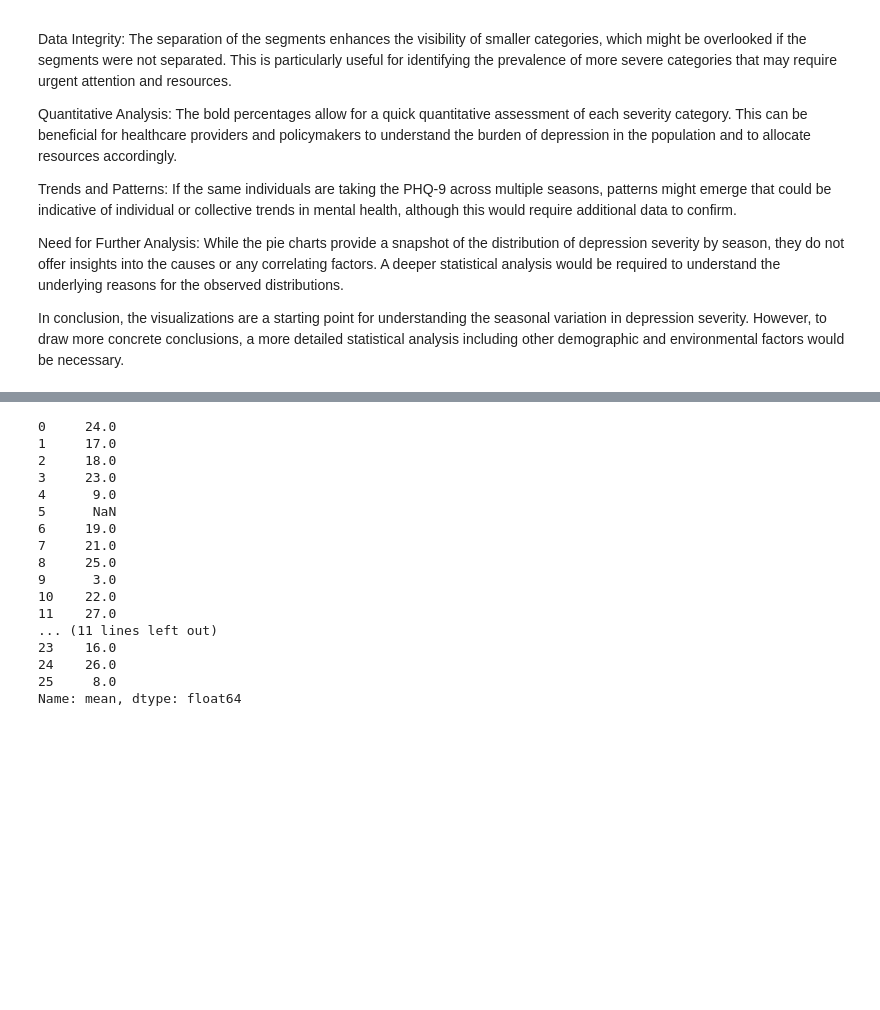
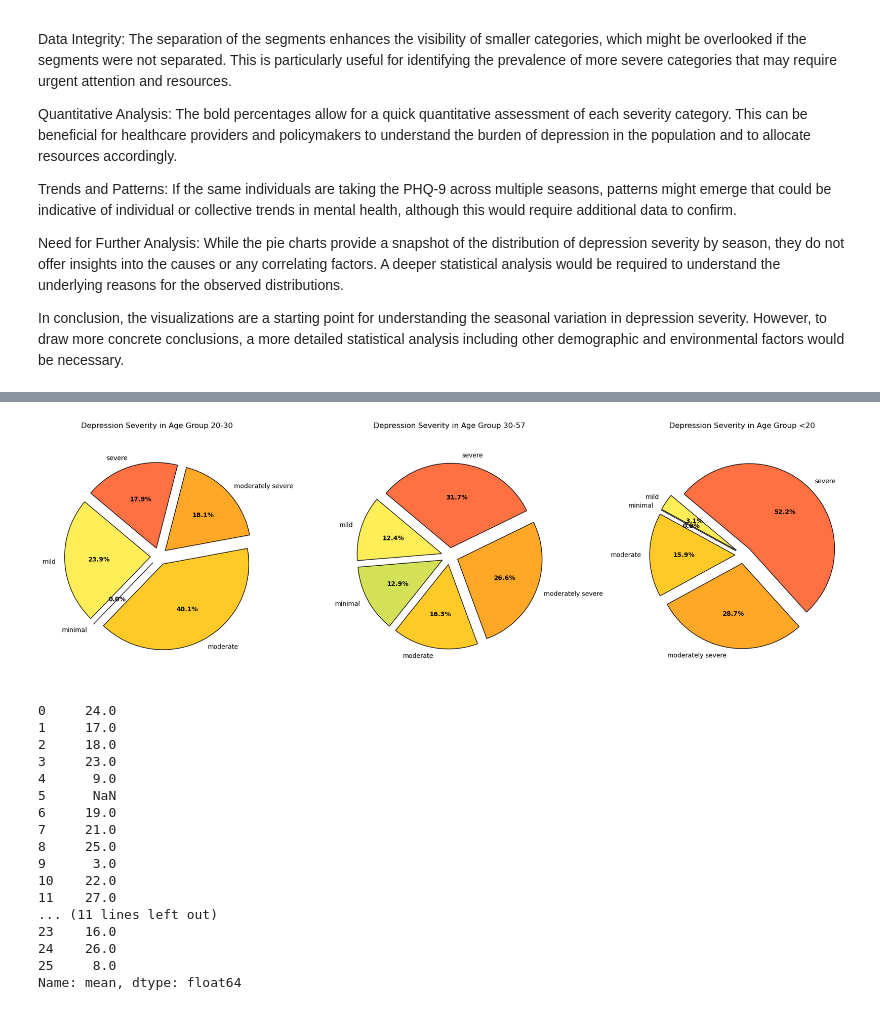
Before and after one commit to meera-patel01/PHQ-9-ANALYSIS, a Jupyter notebook: PHQ-9 ANALYSIS.ipynb, the cells around one changed output, grey strips where cells are left out. Cells and saved outputs as stored; diff of their text form; code cells hidden in the pictures; blank space fills up the shorter version.

```diff
--- a/PHQ-9 ANALYSIS.ipynb
+++ b/PHQ-9 ANALYSIS.ipynb
@@ -393,3 +435,72 @@ In conclusion, the visualizations are a starting point for understanding the sea
+# %%
+# Define the function to determine depression severity based on the total score
+def determine_severity(score):
+    if score <= 4:
+        return 'minimal'
+    elif score <= 9:
+        return 'mild'
+    elif score <= 14:
+        return 'moderate'
+    elif score <= 19:
+        return 'moderately severe'
+    else:
+        return 'severe'
+
+# Define the function for age group classification
+def age_group(age):
+    if age < 20:
+        return '<20'
+    elif 20 <= age <= 30:
+        return '20-30'
+    else:
+        return '30-57'
+
+# Assuming the total score is the sum of columns from 'phq1' to 'phq9'
+score_columns = ['phq1', 'phq2', 'phq3', 'phq4', 'phq5', 'phq6', 'phq7', 'phq8', 'phq9']
+total_scores_df['total.score'] = total_scores_df[score_columns].sum(axis=1)
+
+# Apply the functions to create the new columns
+total_scores_df['depression.severity'] = total_scores_df['total.score'].apply(determine_severity)
+total_scores_df['age_group'] = total_scores_df['age'].apply(age_group)
+
+# Group by the age groups and depression severity and count the occurrences
+age_severity_counts = total_scores_df.groupby(['age_group', 'depression.severity']).size().unstack(fill_value=0)
+
+# Define the colors for each severity level
+severity_colors = {
+    'minimal': '#d4e157',
+    'mild': '#ffee58',
+    'moderate': '#ffca28',
+    'moderately severe': '#ffa726',
+    'severe': '#ff7043'
+}
+
+# Create subplots for the pie charts
+fig, axes = plt.subplots(1, 3, figsize=(18, 6))
+
+# Loop over each age group and create a pie chart
+for i, age_group in enumerate(age_severity_counts.index):
+    ax = axes[i]
+    counts = age_severity_counts.loc[age_group]
+    colors = [severity_colors[severity] for severity in counts.index]
+    explode = [0.1] * len(counts)  # explode all slices for emphasis
+    wedges, texts, autotexts = ax.pie(counts, labels=counts.index, autopct='%1.1f%%', startangle=140,
+                                      colors=colors, explode=explode, wedgeprops=dict(linewidth=1, edgecolor='black'))
+
+    # Bold the percentage texts
+    for autotext in autotexts:
+        autotext.set_weight('bold')
+
+    ax.set_title(f'Depression Severity in Age Group {age_group}')
+    ax.axis('equal')  # Equal aspect ratio ensures that pie is drawn as a circle.
+
+# Adjust the layout so there's no overlap
+plt.tight_layout()
+
+# Show the plots
+plt.show()
+# %% [output]
+[figure, added]
 # %%
 #testing access to the agg_df
 agg_df.loc[agg_df['season'] == 'fall']['total.score']['mean']
```
Also changed, not shown: parts of 1 cell of this notebook.
